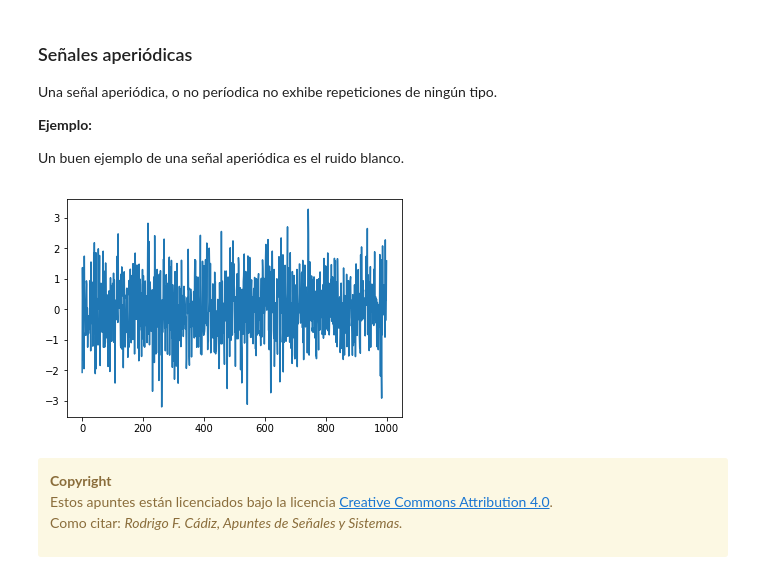
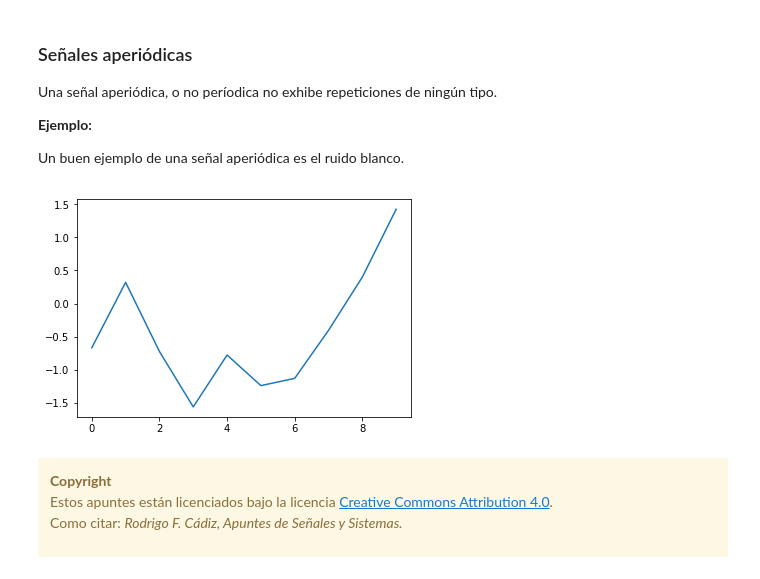
Before and after one commit to rodrigocadiz/senales_y_sistemas, a Jupyter notebook: 01-Senales.ipynb, the cells around one changed output. Saved outputs shown, nothing was run; the diff lists cells and outputs as text; code cells hidden in the pictures.

```diff
--- a/01-Senales.ipynb
+++ b/01-Senales.ipynb
@@ -139,16 +139,16 @@ Un buen ejemplo de una señal aperiódica es el ruido blanco.
 # %%
 import numpy
 import matplotlib.pyplot as plt
 
 mean = 0
 std = 1
-num_samples = 1000
+num_samples = 10
 samples = numpy.random.normal(mean, std, size=num_samples)
 
 plt.plot(samples)
 plt.show()
 # %% [output]
-[figure, old version]
+[figure, new version]
 # %% [markdown]
 <div class="alert alert-block alert-warning">
 <b>Copyright</b><br>
```
Also changed, not shown: 3 other files.
